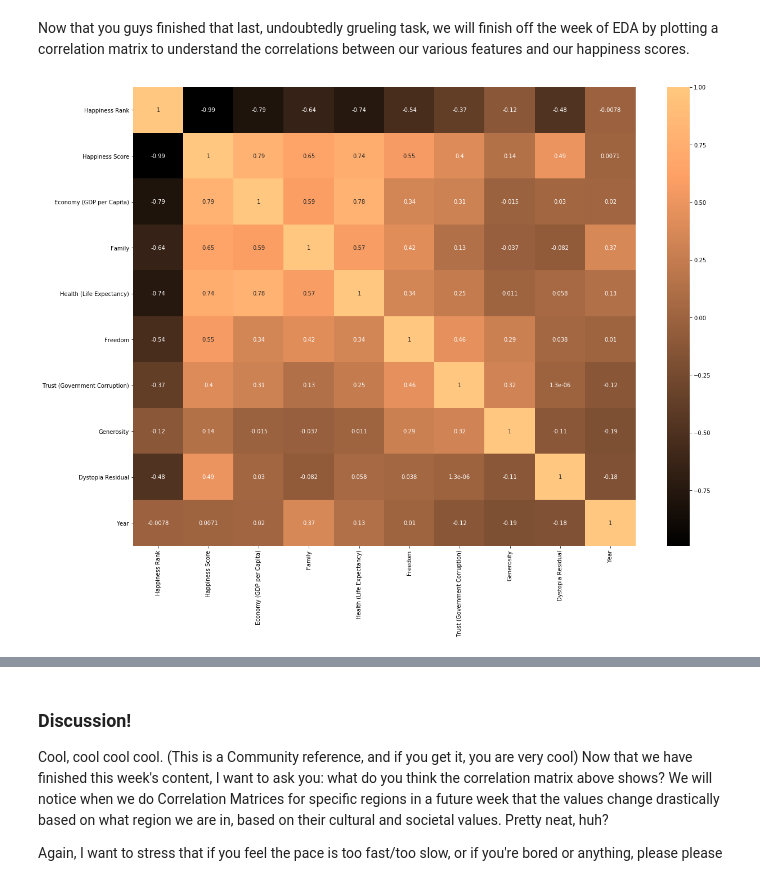
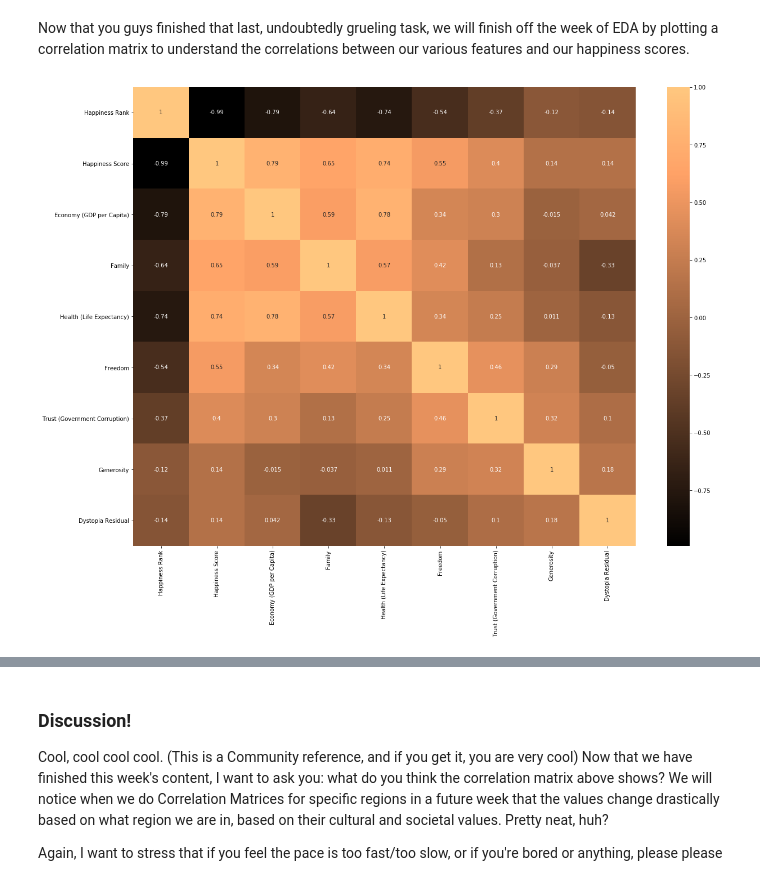
Before and after one commit to shalindb/world_happiness_report, a Jupyter notebook: Week 2 - EDA.ipynb, the cells around one changed output, grey strips where cells are left out. Saved outputs shown, nothing was run; the diff lists cells and outputs as text; code cells hidden in the pictures.

```diff
--- a/Week 2 - EDA.ipynb
+++ b/Week 2 - EDA.ipynb
@@ -73,11 +79,11 @@ Index(['Overall rank', 'Country or region', 'Score', 'GDP per capita',
 # %% [markdown]
 Well, that's a mess. Let's try to make them all consistent and then put them into one dataset, yeah? I'll go ahead and do 2015 - 2018 and you can do 2019! Our goal is to use the columns from the 2015 iteration of the World Happiness Report (except Standard Error).
 # %%
-whr_2015['Year'] = 2015
-whr_2016['Year'] = 2016
-whr_2017['Year'] = 2017
-whr_2018['Year'] = 2018
-whr_2019['Year'] = 2019
+whr_2015['Year'] = '2015'
+whr_2016['Year'] = '2016'
+whr_2017['Year'] = '2017'
+whr_2018['Year'] = '2018'
+whr_2019['Year'] = '2019'
 whr_2015 = whr_2015.drop(columns=['Standard Error'])
 whr_2016 = whr_2016.drop(columns=['Lower Confidence Interval',
                                   'Upper Confidence Interval'])
@@ -196,14 +202,14 @@ merged.loc[merged['Country'] == 'Namibia', 'Region'] = 'Sub-Saharan Africa'
 merged.loc[merged['Country'] == 'South Sudan', 'Region'] = 'Sub-Saharan Africa'
 merged.loc[merged['Country'] == 'Taiwan Province of China', 'Region'] = 'Eastern Asia'
 # Go ahead and do the last 5, shouldn't take too long! Google is your friend :)
-merged.loc[merged['Country'] == 'Hong Kong S.A.R., China', 'Region'] = ...
-merged.loc[merged['Country'] == 'Trinidad & Tobago', 'Region'] = ...
-merged.loc[merged['Country'] == 'Northern Cyprus', 'Region'] = ...
-merged.loc[merged['Country'] == 'North Macedonia', 'Region'] = ...
-merged.loc[merged['Country'] == 'Gambia', 'Region'] = ...
+merged.loc[merged['Country'] == 'Hong Kong S.A.R., China', 'Region'] = 'Eastern Asia'
+merged.loc[merged['Country'] == 'Trinidad & Tobago', 'Region'] = 'Latin America and Caribbean'
+merged.loc[merged['Country'] == 'Northern Cyprus', 'Region'] = 'Central and Eastern Europe'
+merged.loc[merged['Country'] == 'North Macedonia', 'Region'] = 'Central and Eastern Europe'
+merged.loc[merged['Country'] == 'Gambia', 'Region'] = 'Sub-Saharan Africa'
 # %% [markdown]
 Yeah, I get it. It might seem like busy work putting in the regions for these countries, but I have a reason for it (I swear, I don't hate you). It's important for us to take a step beyond what might be the most efficient or effective solution to our problem and understand what the *best* solution actually is. In this case, it would've been easy and saved time had we ignored all these countries and simply removed them from our dataset. However, if we're measuring something like happiness and seeking to make policymaking decisions, every country and person matters.
 # %% [markdown]
 We also want to get rid of any other NaN values in other columns that may prevent sound analysis in the future. [Here](https://www.geeksforgeeks.org/replace-nan-values-with-zeros-in-pandas-dataframe/) is a link to do so (this should be very easy, do not overthink it)
 # %%
-merged.fillna(0)
+merged = merged.fillna(0)
@@ -224,11 +216,12 @@ merged.fillna(0)
 # %% [markdown]
 Now that you guys finished that last, undoubtedly grueling task, we will finish off the week of EDA by plotting a correlation matrix to understand the correlations between our various features and our happiness scores.
 # %%
+plt.rcParams['figure.figsize'] = (20, 15)
 df_corr = merged.corr() # gets the r-value (correlation) between the features, to see what features correlate most with others
 ax = sns.heatmap(df_corr, cmap='copper',annot=True) # creates a heatmap
 bottom, top = ax.get_ylim()
 ax.set_ylim(bottom + 0.5, top - 0.5)
 
 plt.show()
 # %% [output]
-[figure, old version]
+[figure, new version]
```
Also changed, not shown: parts of 5 cells of this notebook, 2 other files.
